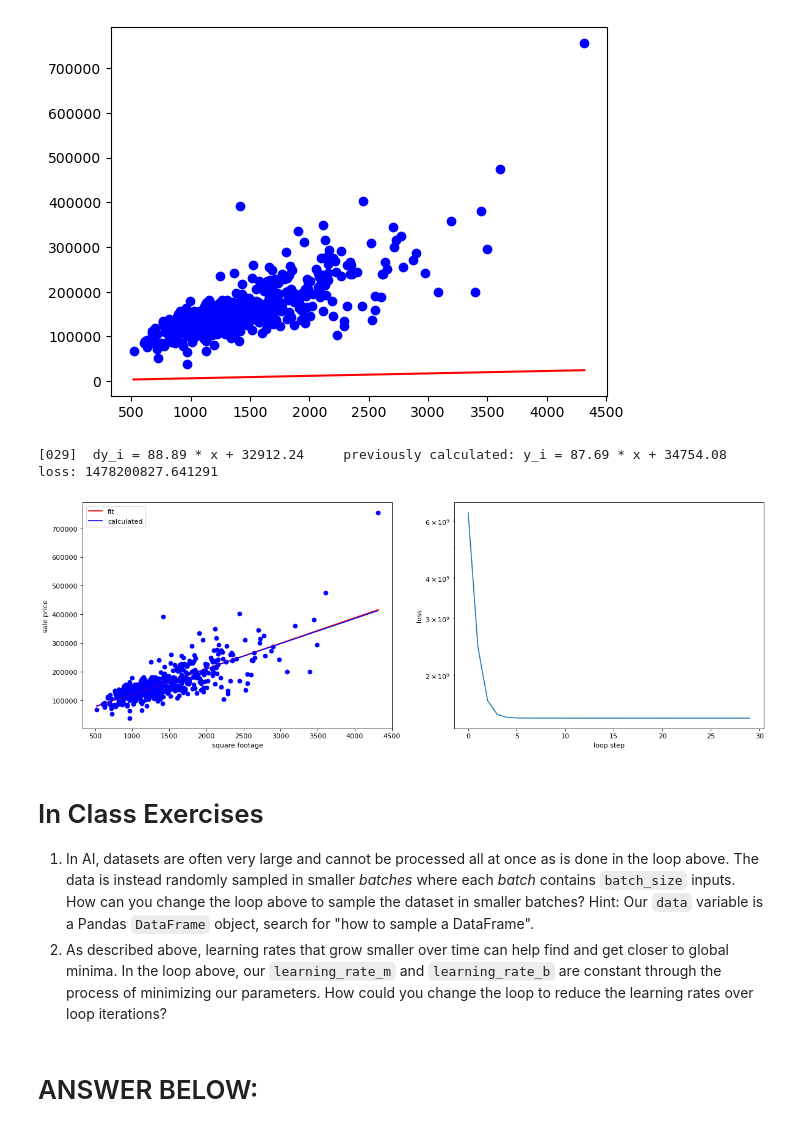
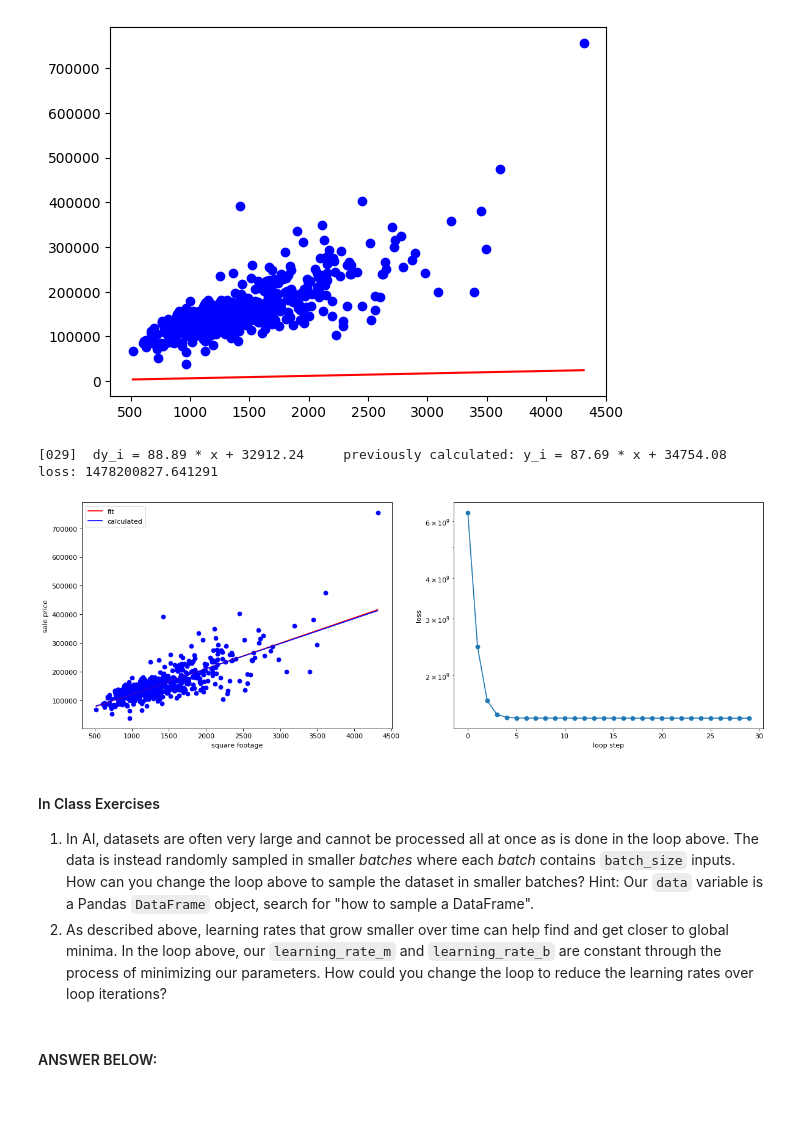
Before and after one commit to argonne-lcf/ai-science-training-series, a Jupyter notebook: 01_intro_AI_on_Supercomputer/01_linear_regression_sgd.ipynb, the cells around one changed output. Drawn from its saved outputs; the diff is of its cells as text; code cells hidden in the pictures; blank space fills up the shorter version.

```diff
--- a/01_intro_AI_on_Supercomputer/01_linear_regression_sgd.ipynb
+++ b/01_intro_AI_on_Supercomputer/01_linear_regression_sgd.ipynb
@@ -260,41 +297,41 @@ for i in range(loop_N):
    # close/delete previous plots
    plt.close('all')
 
    # create a 1 by 2 plot grid
    fig,ax = plt.subplots(1,2,figsize=(18,6),dpi=80)
    # lot our usual output
    plot_data(data_x,data_y,m,b,ax[0])
 
    # here we also plot the calculated linear fit for comparison
    line_x = np.arange(data_x.min(),data_x.max())
    line_y = line_x * m_calc + b_calc
    ax[0].plot(line_x,line_y,'b-',label='calculated')
    # add a legend to the plot and x/y labels
    ax[0].legend()
    ax[0].set_xlabel('square footage')
    ax[0].set_ylabel('sale price')
 
    # plot the loss
    loss_x = np.arange(0,len(loss_history))
    loss_y = np.asarray(loss_history)
-   ax[1].plot(loss_x,loss_y)
+   ax[1].plot(loss_x,loss_y, 'o-')
    ax[1].set_yscale('log')
    ax[1].set_xlabel('loop step')
    ax[1].set_ylabel('loss')
    plt.show()
    # gives us time to see the plot
    time.sleep(2.5)
    # clears the plot when the next plot is ready to show.
    ipydis.clear_output(wait=True)
 # %% [output]
 [029]  dy_i = 88.89 * x + 32912.24     previously calculated: y_i = 87.69 * x + 34754.08    loss: 1478200827.641291
-[figure, old version]
+[figure, new version]
 # %% [markdown]
-# In Class Exercises
+#### In Class Exercises
 1. In AI, datasets are often very large and cannot be processed all at once as is done in the loop above. The data is instead randomly sampled in smaller _batches_ where each _batch_ contains `batch_size` inputs. How can you change the loop above to sample the dataset in smaller batches? Hint: Our `data` variable is a Pandas `DataFrame` object, search for "how to sample a DataFrame".
 2. As described above, learning rates that grow smaller over time can help find and get closer to global minima. In the loop above, our `learning_rate_m` and `learning_rate_b` are constant through the process of minimizing our parameters. How could you change the loop to reduce the learning rates over loop iterations?
 # %% [markdown]
-# ANSWER BELOW:
+#### ANSWER BELOW:
 # %%
 # set our initial slope and intercept
 m = 5.
```
Also changed, not shown: parts of 9 cells of this notebook, 6 other files.
